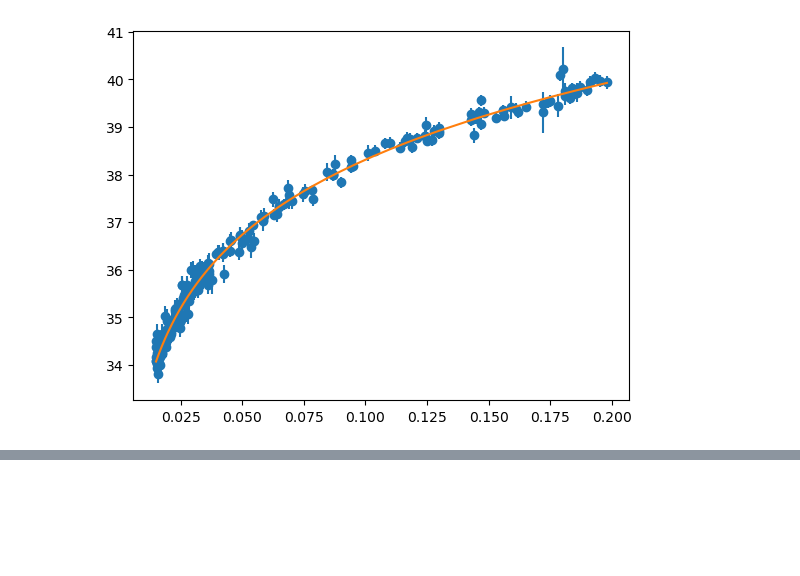
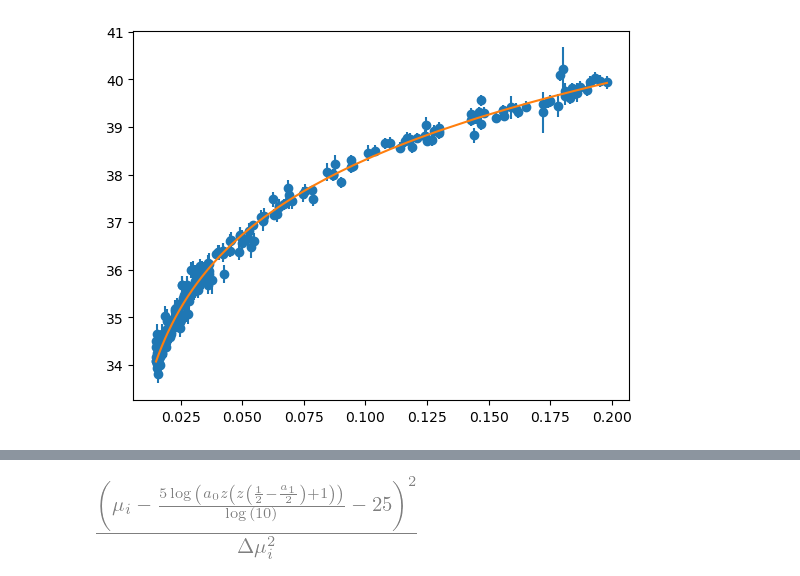
Before and after one commit to zingale/computational_astrophysics, a Jupyter notebook: content/fitting/application-snia-h0.ipynb, the cells around one changed output, grey strips where cells are left out. Saved outputs shown, nothing was run; the diff lists cells and outputs as text; code cells hidden in the pictures; blank space fills up the shorter version.

```diff
--- a/content/fitting/application-snia-h0.ipynb
+++ b/content/fitting/application-snia-h0.ipynb
@@ -119,0 +144,8 @@ fig
+# %%
+a0, a1 = symbols("a_0 a_1")
+mui, z, dmui = symbols("\mu_i z \Delta{}\mu_i")
+# %%
+c2 = (mui - 5 * log(a0 * z * (1 + Rational(1, 2) * (1 - a1) * z), 10) - 25)**2 / dmui**2
+c2
+# %% [output]
+[figure, added]
```
Also changed, not shown: parts of 10 cells of this notebook, 1 other file.
